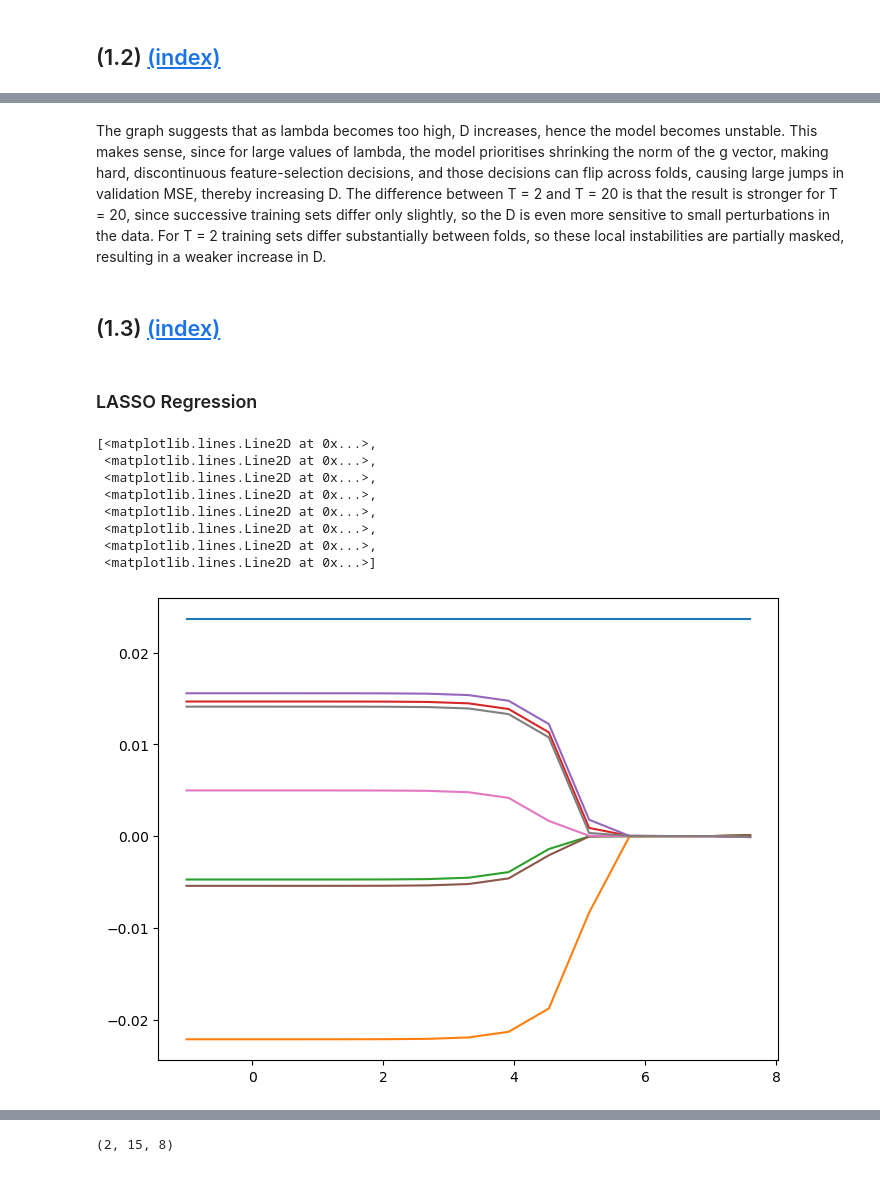
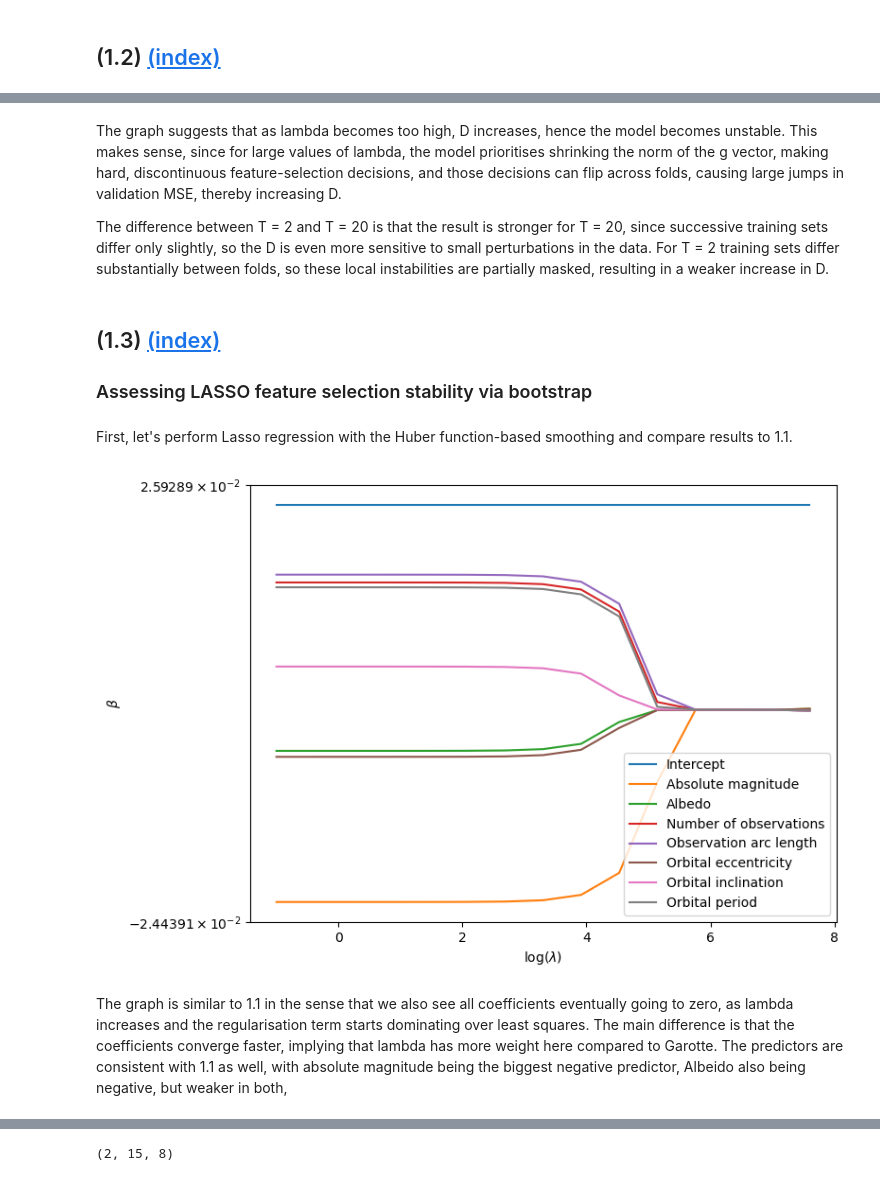
Before and after one commit to alisaklymchuk/data_science_math60026, a Jupyter notebook: 02455568_coursework1.ipynb, the cells around one changed output, grey strips where cells are left out. Drawn from its saved outputs; the diff is of its cells as text; code cells hidden in the pictures.

Commit message:
added labels and legends to graphs in q1, as well as more explanations

```diff
--- a/02455568_coursework1.ipynb
+++ b/02455568_coursework1.ipynb
@@ -29,7 +29,7 @@ rng = np.random.default_rng(108)
 train_data = pd.read_csv("data/asteroid_observations_train.csv")
 test_data = pd.read_csv("data/asteroid_observations_test.csv")
 
-feature_names = train_data.columns[:-2]
+feature_names = list(train_data.columns[:-2])
 print(feature_names)
 train_data.head()
 # %% [output]
@@ -256,7 +254,7 @@ $\lambda \sum_{j=1}^{p} |g_j|$ term starts to dominate the minimisation up to a
 def MSE_t(X_train, y_train, X_val, y_val, lam):
 
     # Predict fitted values y_hat
-    X_aug = np.hstack([np.ones((len(y_train),1)), X_train]) # augmented training inputs of size N x (p+1)
+    X_aug = add_int(X_train) # augmented training inputs of size N x (p+1)
     beta_ls_with_int = max_lik_estimate_aug(X_aug, y_train)
     beta_g = minimise_g(X_train, y_train, beta_ls_with_int, lam)
     y_hat = fit_garrote(X_val, beta_g, beta_ls_with_int)
@@ -280,9 +280,6 @@ plt.plot(log_lambdas, MSEs)
 
 ## (1.2) [(index)](#index-task-12)
 # %%
-
-
-
 def D(full_X, full_y, T, lam):
 
     #Split X and Y into T folds
@@ -296,8 +293,9 @@ def D(full_X, full_y, T, lam):
         mask[t] = True
         # First standardise X_val using X_train
         # And only then standardise X_train
-        X_val = standardise(full_X[mask], X_train_= X_train)
-        X_train = standardise(full_X[~mask])
+        X_train_not_std = full_X[~mask]
+        X_val = standardise(full_X[mask], X_train_= X_train_not_std)
+        X_train = standardise(X_train_not_std)
         y_train = full_y[~mask]
         y_val = full_y[mask]
         MSEs.append(MSE_t(X_train, y_train, X_val, y_val, lam))
@@ -321,11 +320,15 @@ UnboundLocalError: cannot access local variable 'X_train' where it is not associ
 # %% [markdown]
-The graph suggests that as lambda becomes too high, D increases, hence the model becomes unstable. This makes sense, since for large values of lambda, the model prioritises shrinking the norm of the g vector, making hard, discontinuous feature-selection decisions, and those decisions can flip across folds, causing large jumps in validation MSE, thereby increasing D. The difference between T = 2 and T = 20 is that the result is stronger for T = 20, since successive training sets differ only slightly, so the D is even more sensitive to small perturbations in the data. For T = 2 training sets differ substantially between folds, so these local instabilities are partially masked, resulting in a weaker increase in D.
+
+The graph suggests that as lambda becomes too high, D increases, hence the model becomes unstable. This makes sense, since for large values of lambda, the model prioritises shrinking the norm of the g vector, making hard, discontinuous feature-selection decisions, and those decisions can flip across folds, causing large jumps in validation MSE, thereby increasing D.
+
+The difference between T = 2 and T = 20 is that the result is stronger for T = 20, since successive training sets differ only slightly, so the D is even more sensitive to small perturbations in the data. For T = 2 training sets differ substantially between folds, so these local instabilities are partially masked, resulting in a weaker increase in D.
 # %% [markdown]
 <a name="task-13"></a>
 
 ## (1.3) [(index)](#index-task-13)
+### Assessing LASSO feature selection stability via bootstrap
-# %% [markdown]
-### LASSO Regression
+# %% [markdown]
+First, let's perform Lasso regression with the Huber function-based smoothing and compare results to 1.1.
 # %%
 def minimize_ls_huber(X, y, lambd, n_iters = 10000, step_size=5e-5, c_huber=1e-4):
     """
@@ -367,25 +370,28 @@ def minimize_ls_huber(X, y, lambd, n_iters = 10000, step_size=5e-5, c_huber=1e-4
 # %%
 # Run LASSO regression for different lambdas
 
-lasso_paths = []
-for lam in lambdas:
-    beta_lasso = minimize_ls_huber(X_aug, y_train_diam, lam, n_iters=10000,
+lasso_paths = np.vstack([
+    minimize_ls_huber(X_aug, y_train_diam, lam, n_iters=10000,
                                 step_size=1e-7,
                                 c_huber=1e-4)
-    lasso_paths.append(beta_lasso)
+    for lam in lambdas
+])
+
+feature_names_with_int = ["Intercept"] + feature_names
 
 plt.figure(figsize=(8, 6))
-plt.plot(log_lambdas, lasso_paths)
+for j, fn in enumerate(feature_names_with_int):
+    plt.plot(log_lambdas, lasso_paths[:, j], label=fn)
+
+plt.xlabel(r"$\log(\lambda)$")
+plt.ylabel(r"$\beta$")
+plt.yscale("symlog",linthresh=0.1)
+plt.legend()
+plt.show()
 # %% [output]
-[<matplotlib.lines.Line2D at 0x...>,
- <matplotlib.lines.Line2D at 0x...>,
- <matplotlib.lines.Line2D at 0x...>,
- <matplotlib.lines.Line2D at 0x...>,
- <matplotlib.lines.Line2D at 0x...>,
- <matplotlib.lines.Line2D at 0x...>,
- <matplotlib.lines.Line2D at 0x...>,
- <matplotlib.lines.Line2D at 0x...>]
-[figure, old version]
+[figure, new version]
+# %% [markdown]
+The graph is similar to 1.1 in the sense that we also see all coefficients eventually going to zero, as lambda increases and the regularisation term starts dominating over least squares. The main difference is that the coefficients converge faster, implying that lambda has more weight here compared to Garotte. The predictors are consistent with 1.1 as well, with absolute magnitude being the biggest negative predictor, Albeido also being negative, but weaker in both,
 # %%
 B = 100
 N_dashes = [len(X_train_std) // 2, 50]
```
Also changed, not shown: parts of 8 cells of this notebook.
